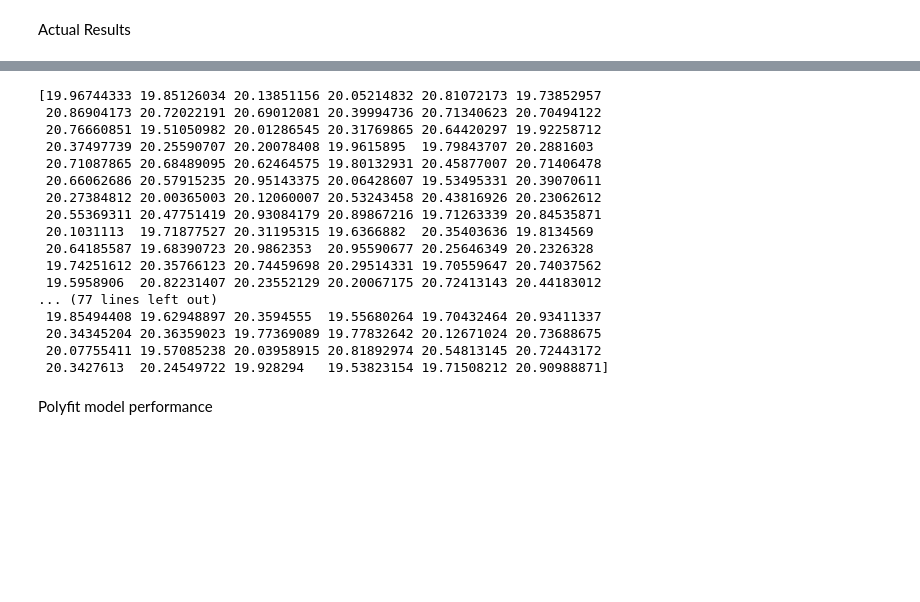
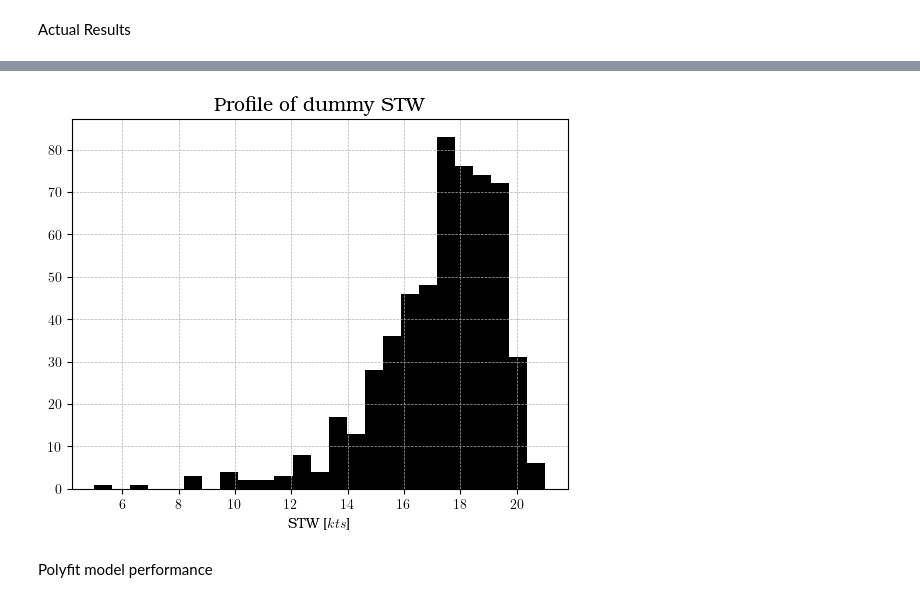
Before and after one commit to hiwafi/thesis-ais, a Jupyter notebook: AISJune_stg_two_v3.ipynb, the cells around one changed output, grey strips where cells are left out. Saved outputs shown, nothing was run; the diff lists cells and outputs as text; code cells hidden in the pictures; blank space fills up the shorter version.

Commit message:
RNG with skew added to simulate real case

```diff
--- a/AISJune_stg_two_v3.ipynb
+++ b/AISJune_stg_two_v3.ipynb
@@ -1719,18 +1719,42 @@ import random
 
 # # Simulate model performance by inserting arbitrary STW in knots
 
-def generate_random_integers(min_value, max_value, n):
-    random_numbers = [random.uniform(min_value, max_value) for _ in range(n)]
-    return random_numbers
-# speed range, 5-21 kts, simulate 18h journey time in a day over a month so (18*31)
-v_stw_lst = generate_random_integers(19.5,21,558)
-v_stw = np.array(v_stw_lst)
-print(v_stw)
+# # Complete Random number with no distribution
+
+# def generate_random_integers(min_value, max_value, n):
+#     random_numbers = [random.uniform(min_value, max_value) for _ in range(n)]
+#     return random_numbers
+# # speed range, 5-21 kts, simulate 18h journey time in a day over a month so (18*31)
+# v_stw_lst = generate_random_integers(19.5,21,558)
+# v_stw = np.array(v_stw_lst)
+# print(v_stw)
 
 # # Simulate one way trip
 
 # v_stw_lst_day = [17.27621092,18.9989056,19.33427835,18.91104651,13.85493274]
 # v_stw = np.array(v_stw_lst_day)
+
+# Skewed distribution of random numbers
+
+# Parameters for the right-skewed normal distribution
+mean = 17  # Mean of the distribution
+std_dev = -0.2  # Standard deviation of the distribution
+skewness_factor = .4  # Skewness factor to control the skewness
+
+# Range of the random numbers you want to generate
+minimum = 5
+maximum = 21
+
+# Generate random numbers with a standard normal distribution
+n = 558  # Number of random numbers to generate
+standard_normal_values = np.random.randn(n)
+
+# Transform the standard normal distribution into a right-skewed distribution
+right_skewed_values = mean + std_dev * np.exp(skewness_factor * standard_normal_values)
+
+# Scale and shift the values to the desired range
+scaled_values = (right_skewed_values - np.min(right_skewed_values)) / (np.max(right_skewed_values) - np.min(right_skewed_values))
+v_stw = minimum + scaled_values * (maximum - minimum)
 
 
 FOC_poly_act = coefs_act[0]*v_stw**4 + coefs_act[1] * v_stw**3 + coefs_act[2] * v_stw**2 + coefs_act[3]*v_stw + coefs_act[4]
@@ -1739,24 +1763,14 @@ FOC_poly_act = coefs_act[0]*v_stw**4 + coefs_act[1] * v_stw**3 + coefs_act[2] *
 
 # pred is for ET
 FOC_poly_pred = coefs_pred[0]*v_stw**4 + coefs_pred[1] * v_stw**3 + coefs_pred[2] * v_stw**2 + coefs_pred[3]*v_stw + coefs_pred[4]
-# %% [output]
-[19.96744333 19.85126034 20.13851156 20.05214832 20.81072173 19.73852957
- 20.86904173 20.72022191 20.69012081 20.39994736 20.71340623 20.70494122
- 20.76660851 19.51050982 20.01286545 20.31769865 20.64420297 19.92258712
- 20.37497739 20.25590707 20.20078408 19.9615895  19.79843707 20.2881603
- 20.71087865 20.68489095 20.62464575 19.80132931 20.45877007 20.71406478
- 20.66062686 20.57915235 20.95143375 20.06428607 19.53495331 20.39070611
- 20.27384812 20.00365003 20.12060007 20.53243458 20.43816926 20.23062612
- 20.55369311 20.47751419 20.93084179 20.89867216 19.71263339 20.84535871
- 20.1031113  19.71877527 20.31195315 19.6366882  20.35403636 19.8134569
- 20.64185587 19.68390723 20.9862353  20.95590677 20.25646349 20.2326328
- 19.74251612 20.35766123 20.74459698 20.29514331 19.70559647 20.74037562
- 19.5958906  20.82231407 20.23552129 20.20067175 20.72413143 20.44183012
-... (77 lines left out)
- 19.85494408 19.62948897 20.3594555  19.55680264 19.70432464 20.93411337
- 20.34345204 20.36359023 19.77369089 19.77832642 20.12671024 20.73688675
- 20.07755411 19.57085238 20.03958915 20.81892974 20.54813145 20.72443172
- 20.3427613  20.24549722 19.928294   19.53823154 19.71508212 20.90988871]
+# %%
+plt.hist(v_stw,bins=25,color='black')
+plt.grid(True,linestyle = '--', linewidth = 0.5)
+plt.xlabel(r"STW [$kts$]",fontsize=10)
+plt.title(r"Profile of dummy STW", fontsize=14)
+plt.show()
+# %% [output]
+[figure, added]
 # %%
 # for random forest
 
```
Also changed, not shown: parts of 29 cells of this notebook, 1 other file.
